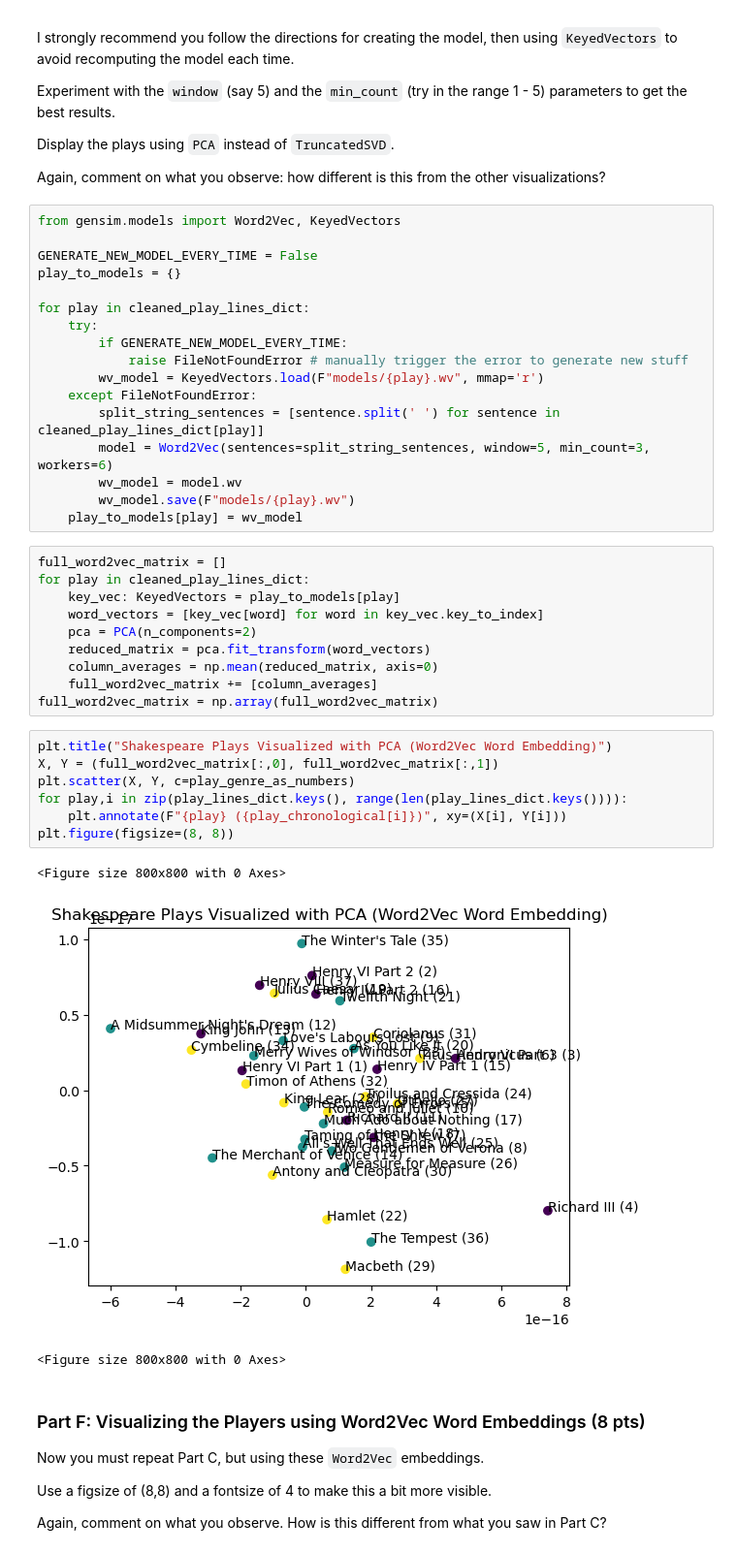
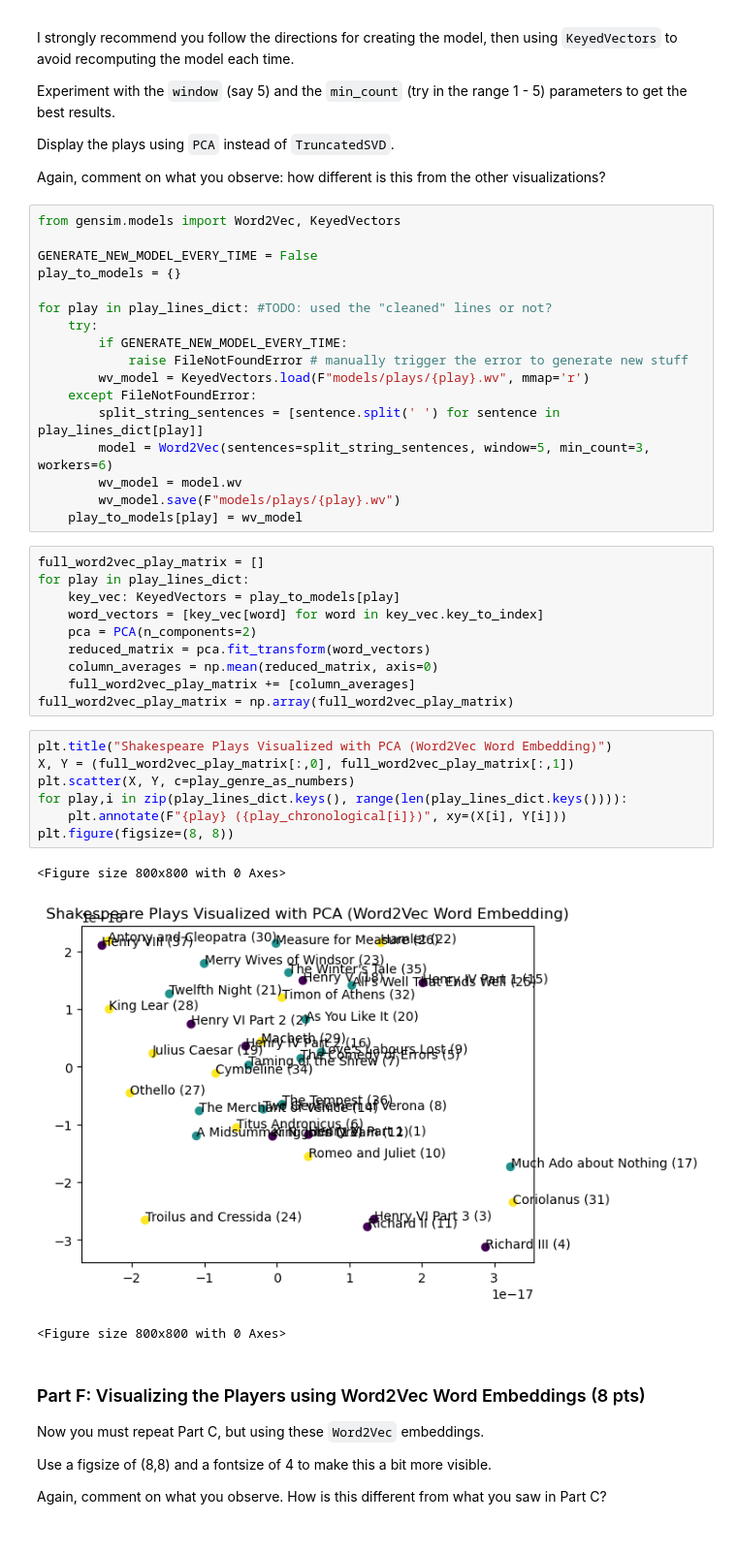
Before and after one commit to Aseeef/NLP-Classification-HW4, a Jupyter notebook: HW04.ipynb, the cells around one changed output. Shown at 97% size. Saved outputs shown, nothing was run; the diff lists cells and outputs as text.

```diff
--- a/HW04.ipynb
+++ b/HW04.ipynb
@@ -421,37 +429,37 @@ from gensim.models import Word2Vec, KeyedVectors
 GENERATE_NEW_MODEL_EVERY_TIME = False
 play_to_models = {}
 
-for play in cleaned_play_lines_dict:
+for play in play_lines_dict: #TODO: used the "cleaned" lines or not?
     try:
         if GENERATE_NEW_MODEL_EVERY_TIME:
             raise FileNotFoundError # manually trigger the error to generate new stuff
-        wv_model = KeyedVectors.load(F"models/{play}.wv", mmap='r')
+        wv_model = KeyedVectors.load(F"models/plays/{play}.wv", mmap='r')
     except FileNotFoundError:
-        split_string_sentences = [sentence.split(' ') for sentence in cleaned_play_lines_dict[play]]
+        split_string_sentences = [sentence.split(' ') for sentence in play_lines_dict[play]]
         model = Word2Vec(sentences=split_string_sentences, window=5, min_count=3, workers=6)
         wv_model = model.wv
-        wv_model.save(F"models/{play}.wv")
+        wv_model.save(F"models/plays/{play}.wv")
     play_to_models[play] = wv_model
 # %%
-full_word2vec_matrix = []
-for play in cleaned_play_lines_dict:
+full_word2vec_play_matrix = []
+for play in play_lines_dict:
     key_vec: KeyedVectors = play_to_models[play]
     word_vectors = [key_vec[word] for word in key_vec.key_to_index]
     pca = PCA(n_components=2)
     reduced_matrix = pca.fit_transform(word_vectors)
     column_averages = np.mean(reduced_matrix, axis=0)
-    full_word2vec_matrix += [column_averages]
-full_word2vec_matrix = np.array(full_word2vec_matrix)
+    full_word2vec_play_matrix += [column_averages]
+full_word2vec_play_matrix = np.array(full_word2vec_play_matrix)
 # %%
 plt.title("Shakespeare Plays Visualized with PCA (Word2Vec Word Embedding)")
-X, Y = (full_word2vec_matrix[:,0], full_word2vec_matrix[:,1])
+X, Y = (full_word2vec_play_matrix[:,0], full_word2vec_play_matrix[:,1])
 plt.scatter(X, Y, c=play_genre_as_numbers)
 for play,i in zip(play_lines_dict.keys(), range(len(play_lines_dict.keys()))):
     plt.annotate(F"{play} ({play_chronological[i]})", xy=(X[i], Y[i]))
 plt.figure(figsize=(8, 8))
 # %% [output]
 <Figure size 800x800 with 0 Axes>
-[figure, old version]
+[figure, new version]
 <Figure size 800x800 with 0 Axes>
 # %% [markdown]
 ### Part F:  Visualizing the Players using Word2Vec Word Embeddings (8 pts)
```
Also changed, not shown: parts of 10 cells of this notebook.
